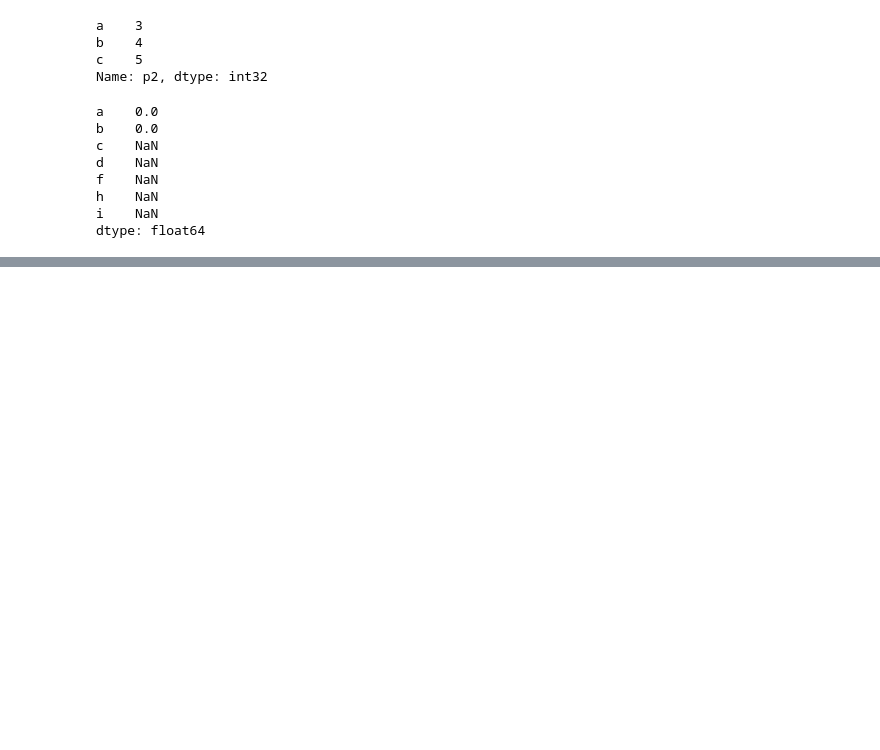
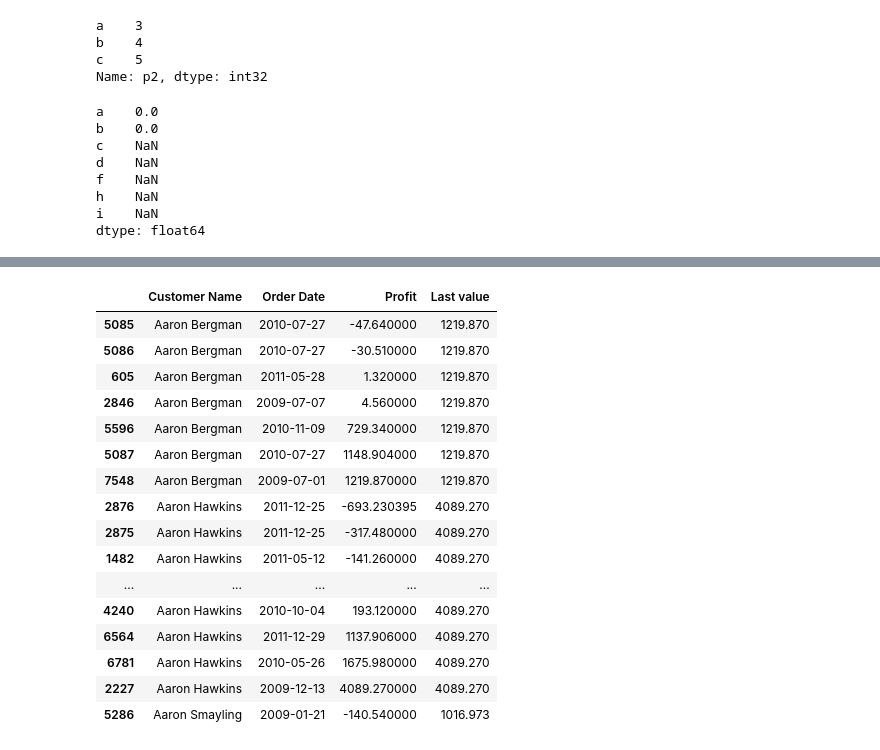
Before and after one commit to vivekgupta0657/learning-python, a Jupyter notebook: revamp.ipynb, the cells around one changed output, grey strips where cells are left out. Cells and saved outputs as stored; diff of their text form; code cells hidden in the pictures; blank space fills up the shorter version.

```diff
--- a/revamp.ipynb
+++ b/revamp.ipynb
@@ -1425,0 +1688,4 @@ dtype: float64
+# %%
+import pandas as pd
+order = pd.read_excel('Sample - Superstore Sales.xls',0)
+order.head()
@@ -1425,0 +1700,5 @@ dtype: float64
+# %%
+unique_order = order.loc[:,['Customer Name','Order Date','Profit']].drop_duplicates()
+
+unique_order=unique_order.sort_values(['Customer Name','Profit'])  #,ascending=False)  # for descending order
+unique_order.head()
@@ -1425,0 +1712,23 @@ dtype: float64
+# %%
+unique_order['Last value']= unique_order['Profit'].loc[unique_order.groupby(['Customer Name'])['Profit'].rank(method='first',ascending=False)==1]
+
+unique_order['Last value']=unique_order['Last value'].bfill()
+unique_order.head(20)
+# %% [output]
+|  | Customer Name | Order Date | Profit | Last value |
+| 5085 | Aaron Bergman | 2010-07-27 | -47.640000 | 1219.870 |
+| 5086 | Aaron Bergman | 2010-07-27 | -30.510000 | 1219.870 |
+| 605 | Aaron Bergman | 2011-05-28 | 1.320000 | 1219.870 |
+| 2846 | Aaron Bergman | 2009-07-07 | 4.560000 | 1219.870 |
+| 5596 | Aaron Bergman | 2010-11-09 | 729.340000 | 1219.870 |
+| 5087 | Aaron Bergman | 2010-07-27 | 1148.904000 | 1219.870 |
+| 7548 | Aaron Bergman | 2009-07-01 | 1219.870000 | 1219.870 |
+| 2876 | Aaron Hawkins | 2011-12-25 | -693.230395 | 4089.270 |
+| 2875 | Aaron Hawkins | 2011-12-25 | -317.480000 | 4089.270 |
+| 1482 | Aaron Hawkins | 2011-05-12 | -141.260000 | 4089.270 |
+| ... | ... | ... | ... | ... |
+| 4240 | Aaron Hawkins | 2010-10-04 | 193.120000 | 4089.270 |
+| 6564 | Aaron Hawkins | 2011-12-29 | 1137.906000 | 4089.270 |
+| 6781 | Aaron Hawkins | 2010-05-26 | 1675.980000 | 4089.270 |
+| 2227 | Aaron Hawkins | 2009-12-13 | 4089.270000 | 4089.270 |
+| 5286 | Aaron Smayling | 2009-01-21 | -140.540000 | 1016.973 |
```
Also changed, not shown: parts of 37 cells of this notebook.
